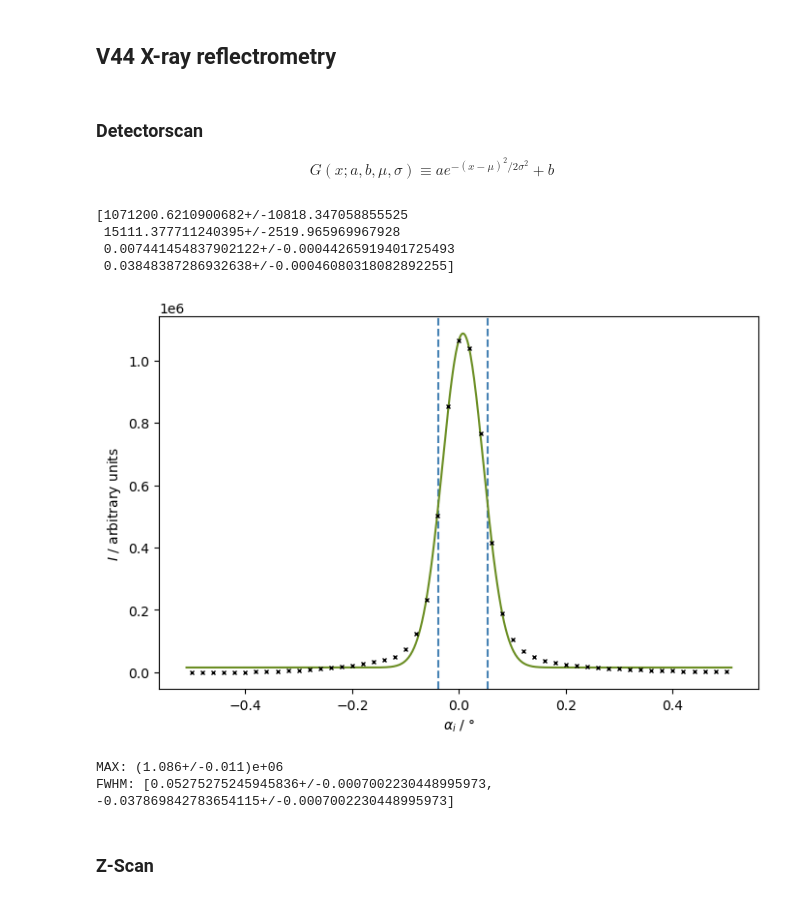
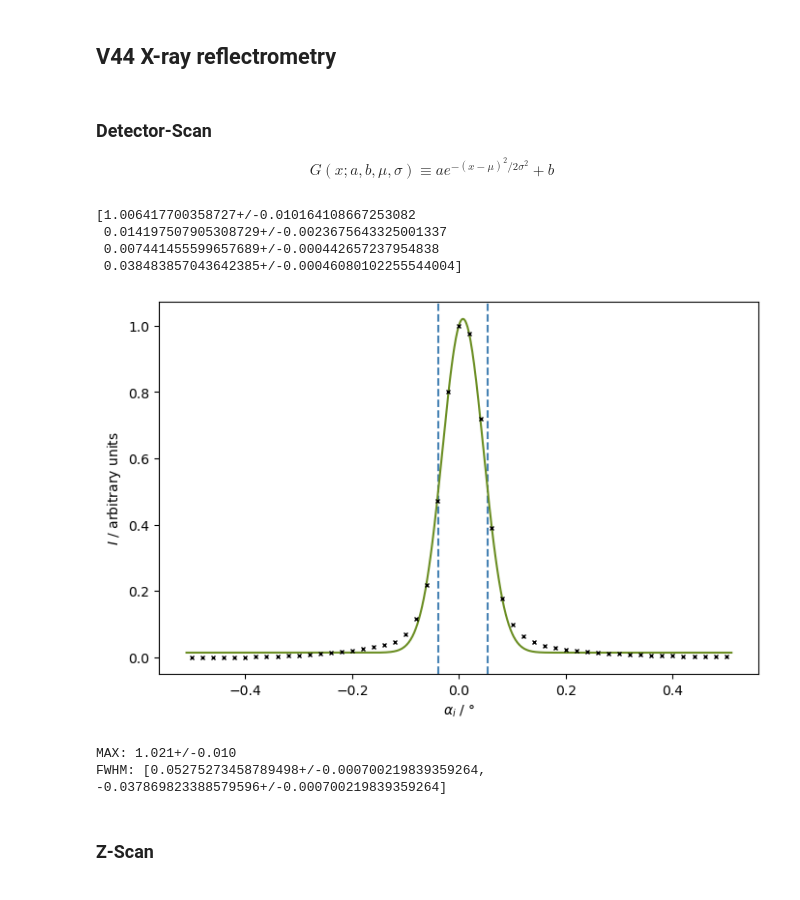
Before and after one commit to frtza/advancedlaboratory, a Jupyter notebook: V44/note.ipynb, the cells around one changed output. Cells and saved outputs as stored; diff of their text form; code cells hidden in the pictures.

Commit message:
notebook
adustment scans

```diff
--- a/V44/note.ipynb
+++ b/V44/note.ipynb
@@ -9,49 +10,50 @@ import uncertainties.unumpy as unp
 from uncertainties.unumpy import uarray as uar, nominal_values as noms, std_devs as stds
 from uncertainties import ufloat as u
 # %% [markdown]
-### Detectorscan
+### Detector-Scan
 
 $$G(x; a, b, \mu, \sigma) \equiv a e^{-(x - \mu)^2 / 2\sigma^2} + b$$
 # %%
 ang, I = np.genfromtxt('data/Detectorscan.UXD', unpack=True, skip_header=56)
+I = I / np.max(I)
 
 def gauss(x, a, b, m, s):
     return a * np.e**(- (x - m)**2 / (2 * s**2)) + b
 
-par, cov = fit(gauss, ang, I, p0=[1e6, 0.0, 0.0, 0.1])
+par, cov = fit(gauss, ang, I, p0=[1.0, 0.0, 0.0, 0.1])
 err = np.sqrt(np.diag(cov))
 
 upar = uar(par, err)
 
 print(upar)
 
 x = np.linspace(-0.51, 0.51, 1000)
 
 plt.figure(figsize=(8, 5))
 
 fwhm = [upar[2] + np.sqrt(2 * np.log(2)) * upar[3], upar[2] - np.sqrt(2 * np.log(2)) * upar[3]]
 
 plt.axvline(fwhm[0].n, linestyle='--', color='steelblue')
 plt.axvline(fwhm[1].n, linestyle='--', color='steelblue')
 plt.plot(x, gauss(x, *noms(upar)), color='olivedrab')
 plt.plot(ang, I, 'kx', ms=3.21)
 
 plt.xlabel(r'$\alpha_i$ / °')
 plt.ylabel(r'$I$ / arbitrary units')
 
 plt.show()
 plt.close()
 
 print(f'MAX: {gauss(upar[2], *upar)}')
 print(f'FWHM: {fwhm}')
 # %% [output]
-[1071200.6210900682+/-10818.347058855525
- 15111.377711240395+/-2519.965969967928
- 0.007441454837902122+/-0.00044265919401725493
- 0.03848387286932638+/-0.00046080318082892255]
+[1.006417700358727+/-0.010164108667253082
+ 0.014197507905308729+/-0.0023675643325001337
+ 0.007441455599657689+/-0.000442657237954838
+ 0.038483857043642385+/-0.00046080102255544004]
-[figure, old version]
+[figure, new version]
-MAX: (1.086+/-0.011)e+06
-FWHM: [0.05275275245945836+/-0.0007002230448995973, -0.037869842783654115+/-0.0007002230448995973]
+MAX: 1.021+/-0.010
+FWHM: [0.05275273458789498+/-0.000700219839359264, -0.037869823388579596+/-0.000700219839359264]
 # %% [markdown]
 ### Z-Scan
 # %%
```
Also changed, not shown: parts of 5 cells of this notebook.
